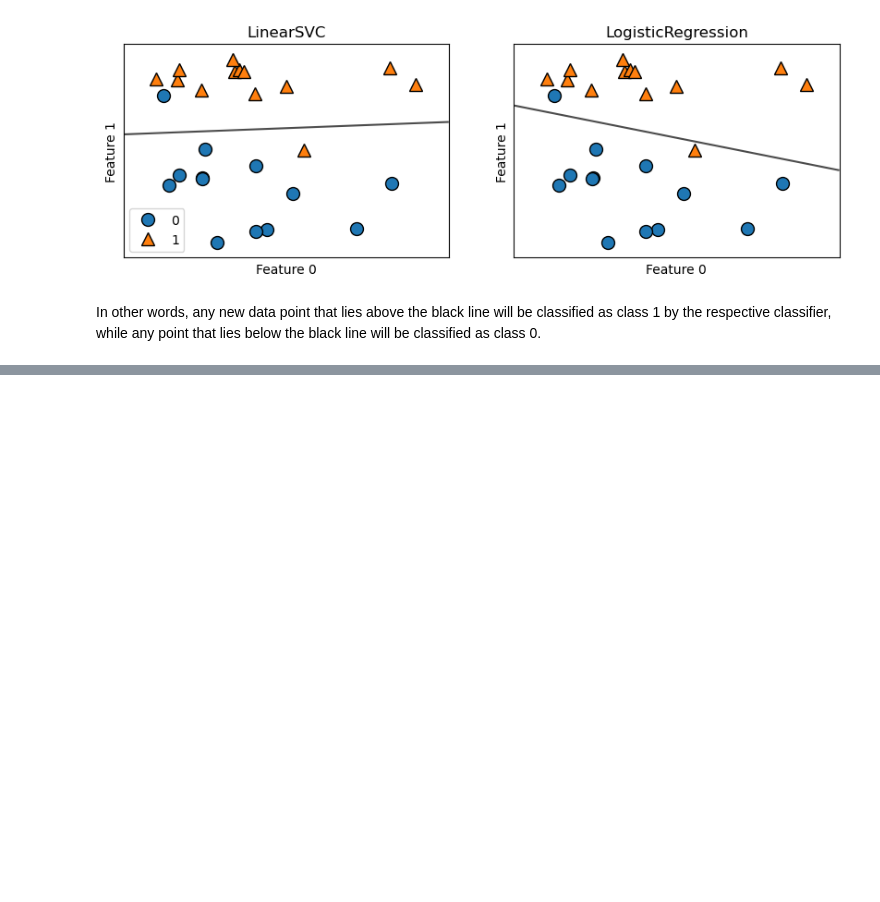
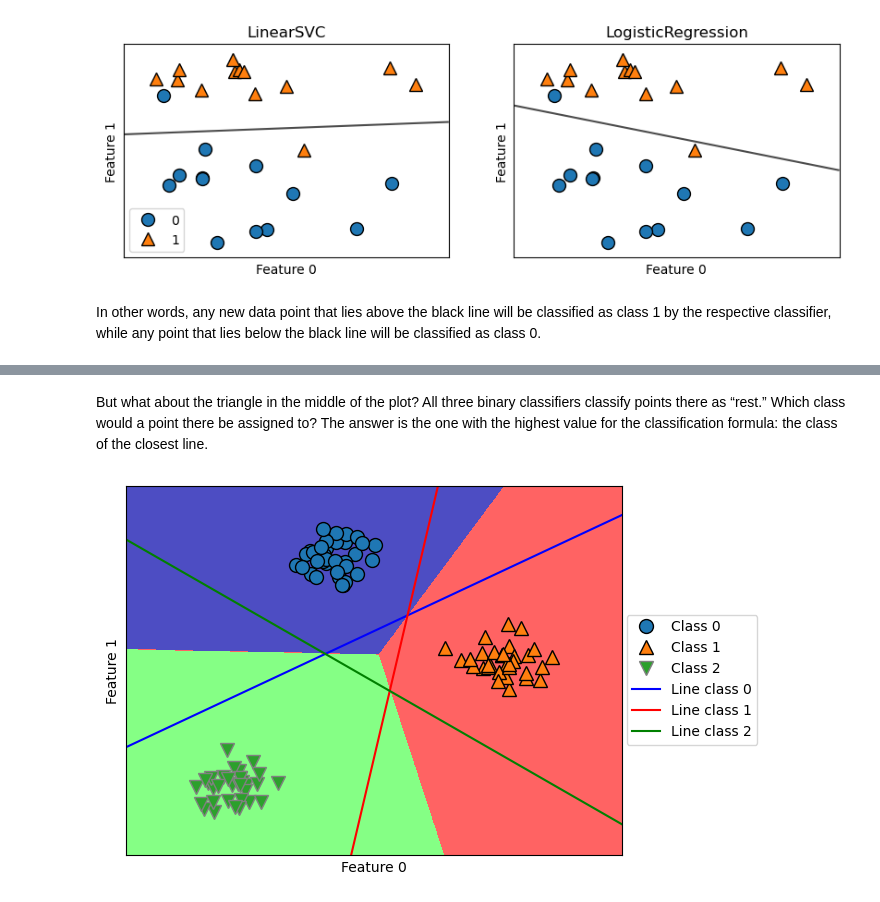
Before and after one commit to saurbina/HW1, a Jupyter notebook: week_4.ipynb, the cells around one changed output, grey strips where cells are left out. Drawn from its saved outputs; the diff is of its cells as text; code cells hidden in the pictures; blank space fills up the shorter version.

```diff
--- a/week_4.ipynb
+++ b/week_4.ipynb
@@ -39,0 +115,14 @@ In other words, any new data point that lies above the black line will be classi
+# %% [markdown]
+But what about the triangle in the middle of the plot? All three binary classifiers classify points there as “rest.” Which class would a point there be assigned to? The answer is the one with the highest value for the classification formula: the class of the closest line.
+# %%
+mglearn.plots.plot_2d_classification(linear_svm, X, fill=True, alpha=.7)
+mglearn.discrete_scatter(X[:, 0], X[:, 1], y)
+line = np.linspace(-15, 15)
+for coef, intercept, color in zip(linear_svm.coef_, linear_svm.intercept_,
+                                  ['b', 'r', 'g']):
+                                  plt.plot(line, -(line * coef[0] + intercept) / coef[1], c=color)
+                                  plt.legend(['Class 0', 'Class 1', 'Class 2', 'Line class 0', 'Line class 1', 'Line class 2'], loc=(1.01, 0.3))
+                                  plt.xlabel("Feature 0")
+                                  plt.ylabel("Feature 1")
+# %% [output]
+[figure, added]
```
Also changed, not shown: parts of 12 cells of this notebook.
